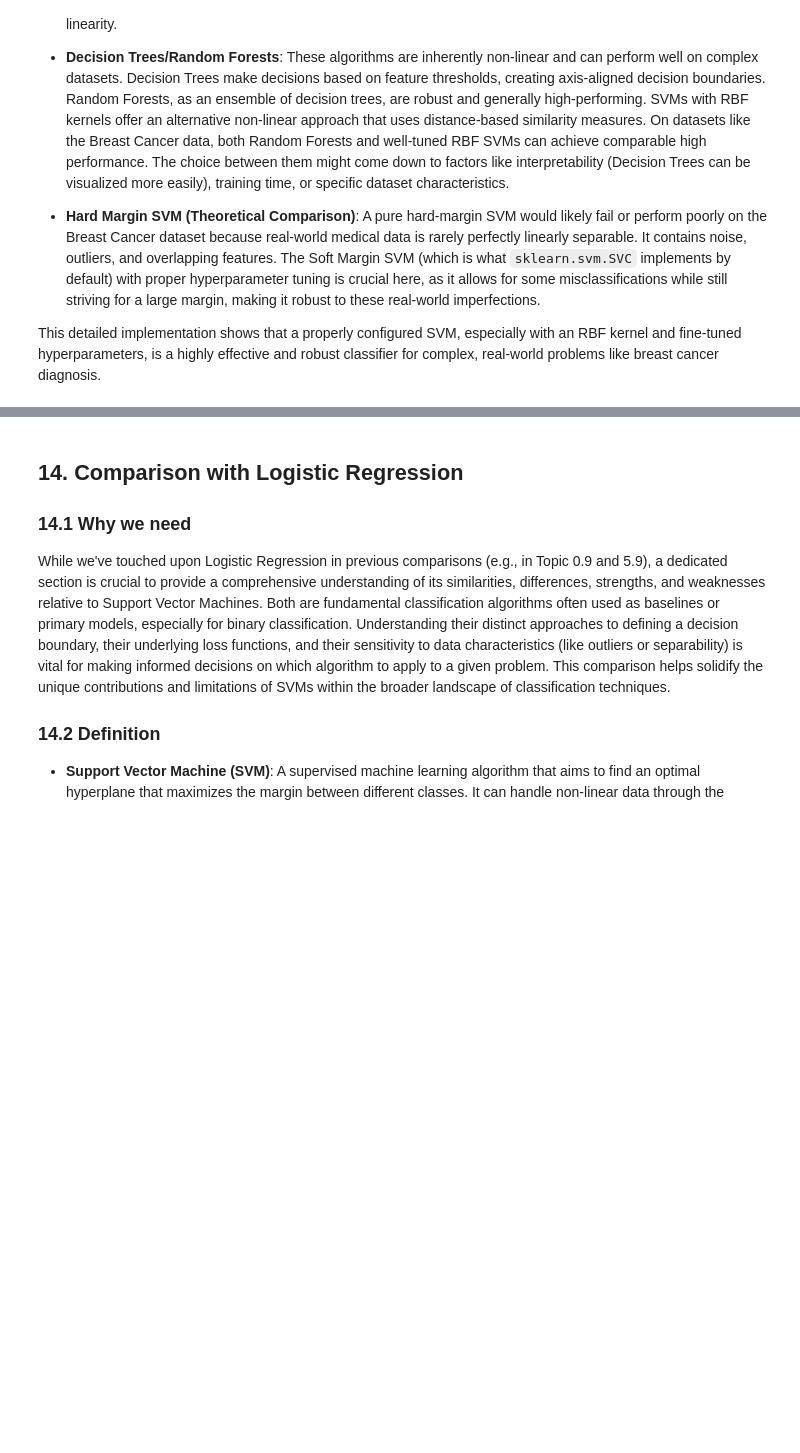
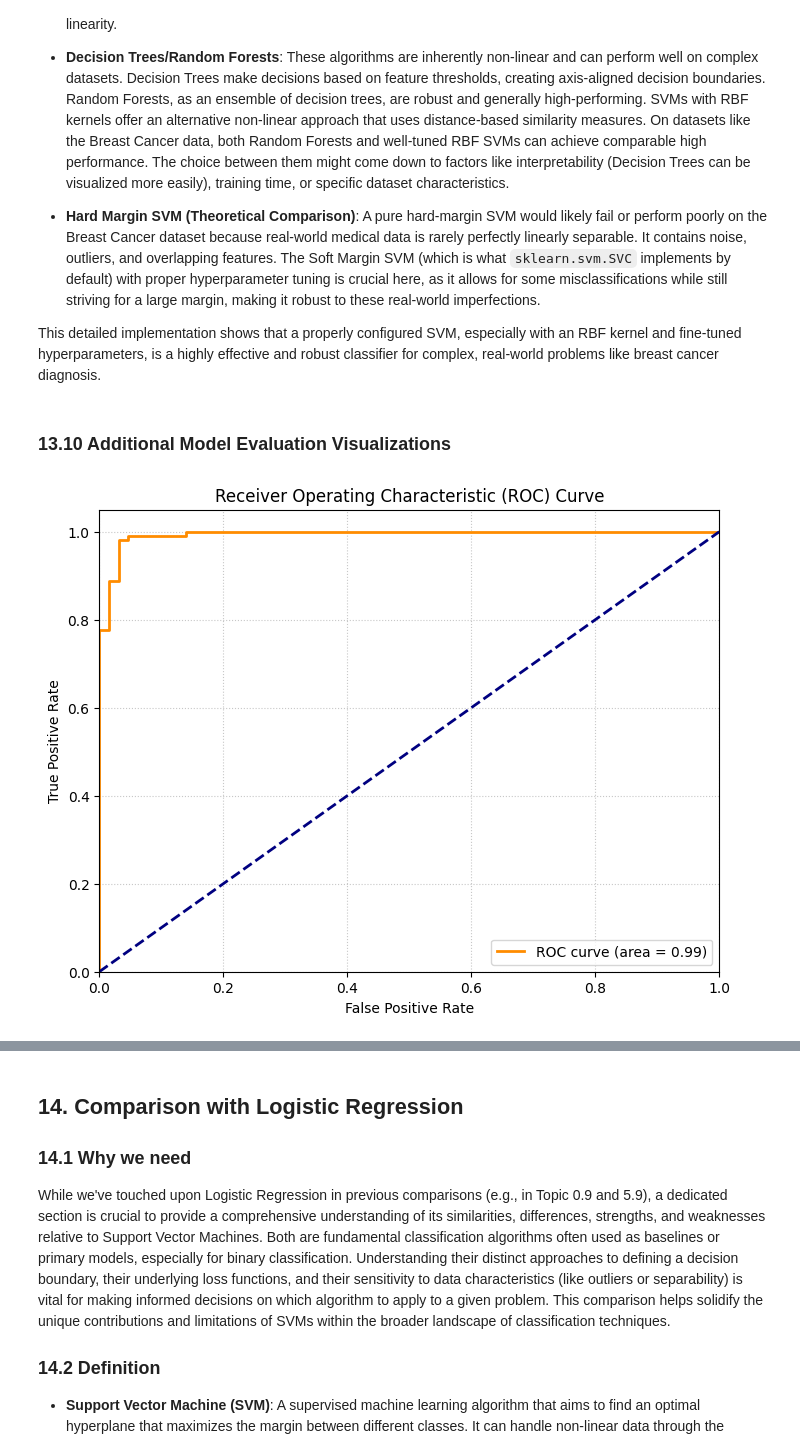
Before and after one commit to rsys-adsingh/Machine-Learning, a Jupyter notebook: study/Chapter_8.ipynb, the cells around one changed output, grey strips where cells are left out. Cells and saved outputs as stored; diff of their text form; code cells hidden in the pictures; blank space fills up the shorter version.

```diff
--- a/study/Chapter_8.ipynb
+++ b/study/Chapter_8.ipynb
@@ -2246,3 +2246,49 @@ plt.show()
 *   **Hard Margin SVM (Theoretical Comparison)**: A pure hard-margin SVM would likely fail or perform poorly on the Breast Cancer dataset because real-world medical data is rarely perfectly linearly separable. It contains noise, outliers, and overlapping features. The Soft Margin SVM (which is what `sklearn.svm.SVC` implements by default) with proper hyperparameter tuning is crucial here, as it allows for some misclassifications while still striving for a large margin, making it robust to these real-world imperfections.
 
 This detailed implementation shows that a properly configured SVM, especially with an RBF kernel and fine-tuned hyperparameters, is a highly effective and robust classifier for complex, real-world problems like breast cancer diagnosis.
+# %% [markdown]
+### 13.10 Additional Model Evaluation Visualizations
+# %%
+from sklearn.metrics import roc_curve, auc, precision_recall_curve
+from sklearn.datasets import load_breast_cancer
+from sklearn.model_selection import train_test_split
+from sklearn.preprocessing import StandardScaler
+
+# Re-load and prepare Breast Cancer data to ensure correct X_test and y_test are used
+cancer_data = load_breast_cancer()
+X_bc = cancer_data.data
+y_bc = cancer_data.target
+
+# Adjust labels to be -1 and 1 for SVM convention consistent with model training
+y_bc[y_bc == 0] = -1
+
+scaler_bc = StandardScaler()
+X_scaled_bc = scaler_bc.fit_transform(X_bc)
+
+# Split data using the same parameters as in cell 04ef83f4 to get the correct X_test and y_test for best_svm
+_, X_test_bc, _, y_test_bc = train_test_split(X_scaled_bc, y_bc, test_size=0.3, random_state=42, stratify=y_bc)
+
+
+# Convert labels back to 0 and 1 for metrics that expect them (where 1 is the positive class 'benign')
+y_test_binary = np.where(y_test_bc == 1, 1, 0) # Map original 'benign' to 1, 'malignant' to 0
+
+# Get decision scores from the best_svm model (trained on Breast Cancer data)
+y_scores = best_svm.decision_function(X_test_bc)
+
+# ROC Curve
+fpr, tpr, thresholds = roc_curve(y_test_binary, y_scores)
+roc_auc = auc(fpr, tpr)
+
+plt.figure(figsize=(8, 6))
+plt.plot(fpr, tpr, color='darkorange', lw=2, label=f'ROC curve (area = {roc_auc:.2f})')
+plt.plot([0, 1], [0, 1], color='navy', lw=2, linestyle='--')
+plt.xlim([0.0, 1.0])
+plt.ylim([0.0, 1.05])
+plt.xlabel('False Positive Rate')
+plt.ylabel('True Positive Rate')
+plt.title('Receiver Operating Characteristic (ROC) Curve')
+plt.legend(loc='lower right')
+plt.grid(True, linestyle=':', alpha=0.7)
+plt.show()
+# %% [output]
+[figure, added]
```
Also changed, not shown: parts of 23 cells of this notebook.
